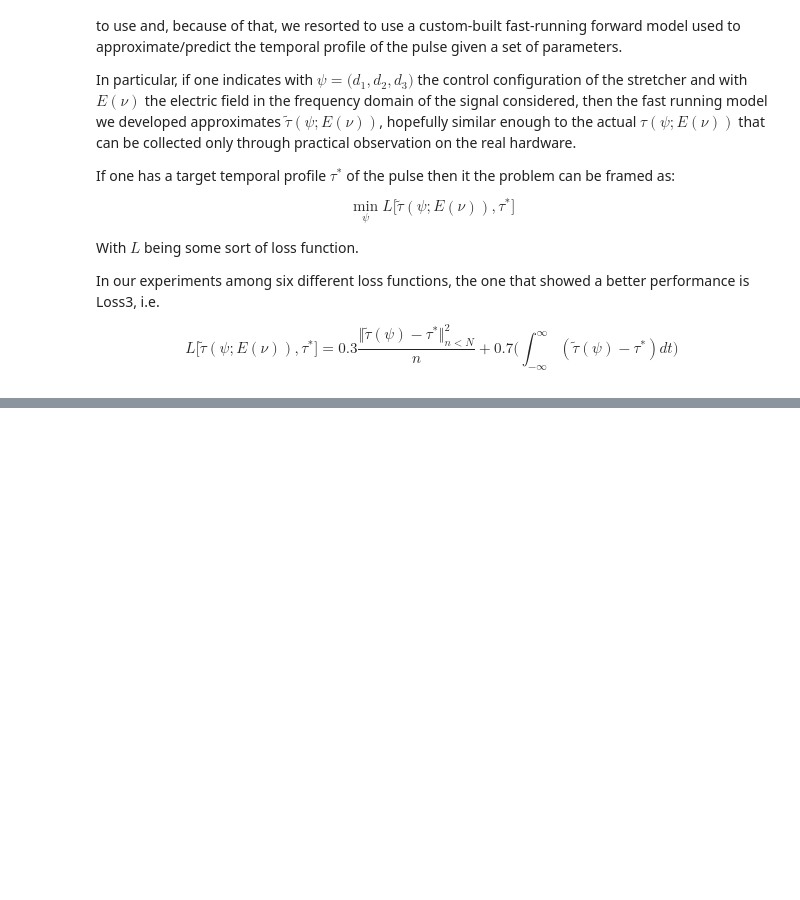
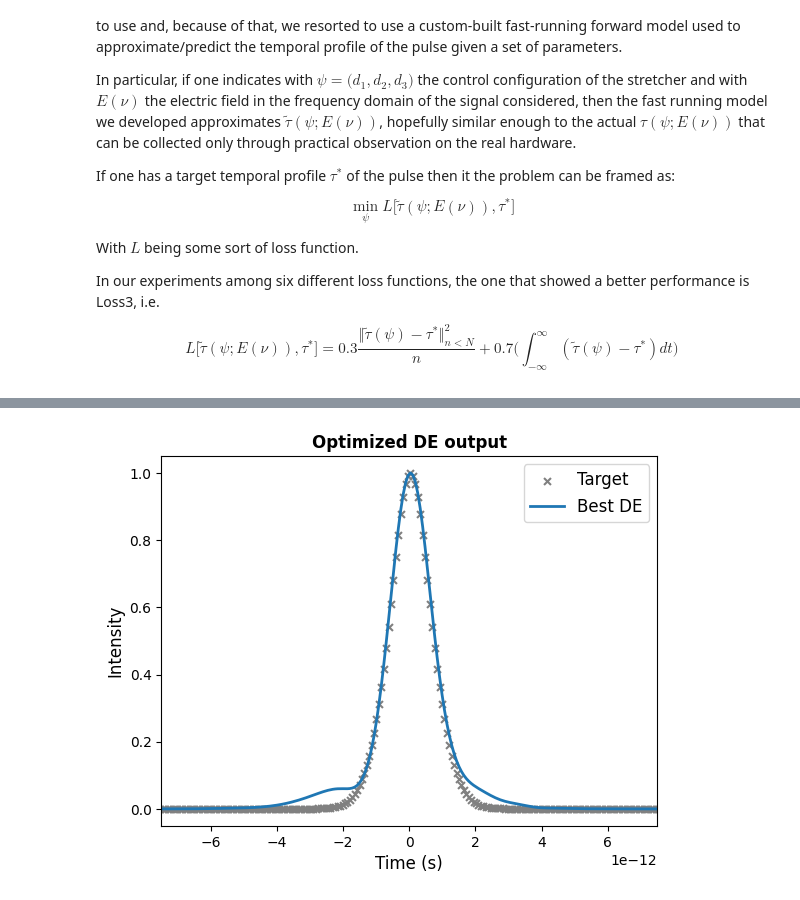
Before and after one commit to fracapuano/TempoRL, a Jupyter notebook: notebooks/DifferentialEvolution/hyp_opt.ipynb, the cells around one changed output, grey strips where cells are left out. Saved outputs shown, nothing was run; the diff lists cells and outputs as text; code cells hidden in the pictures; blank space fills up the shorter version.

Commit message:
final DE optimal output

```diff
--- a/notebooks/DifferentialEvolution/hyp_opt.ipynb
+++ b/notebooks/DifferentialEvolution/hyp_opt.ipynb
@@ -110,0 +88,16 @@ KeyboardInterrupt:
+# %%
+params_bounds = {
+    "mutation": (0.5, 1.99),
+    "cross_p": (0, 1),
+    "population_size": (10, 50)
+}
+
+optimizer = BayesianOptimization(
+    f = outer_objfunc,
+    pbounds = params_bounds,
+    random_state = 10,
+    verbose = 1
+)
+
+n_init, n_iter = 20, 100
+optimizer.maximize(init_points = n_init, n_iter = n_iter)
@@ -110,0 +122,13 @@ KeyboardInterrupt:
+# %%
+cross_p, mutation, pop_size = optimizer.max["params"].values()
+# training with the best parameters and increased number of iterations
+candidate_best = diff_evolution(
+        objective_function = losses.loss3,
+        bounds = disp_bounds,
+        mutation = mutation,
+        cross_p = cross_p,
+        population_size = int(pop_size),
+        verbose = 1,
+        maxit = 1000,
+        print_every = 50
+)
@@ -110,0 +156,13 @@ KeyboardInterrupt:
+# %%
+time, profile = l1_pump.forward_pass(candidate_best)
+fig, ax = plt.subplots()
+
+ax.set_title("Optimized DE output", fontweight = "bold")
+ax.scatter(losses.target_time, losses.target_profile, marker = "x", c = "grey", s = 25, label = "Target")
+ax.plot(losses.target_time, np.roll(profile, - np.argmax(profile) + np.argmax(losses.target_profile)), label = "Best DE", lw = 2)
+
+ax.set_xlim(-7.5e-12, 7.5e-12); ax.set_xlabel("Time (s)", fontsize = 12); ax.set_ylabel("Intensity", fontsize = 12)
+ax.legend(fontsize = 12)
+plt.show()
+# %% [output]
+[figure, added]
```
Also changed, not shown: parts of 9 cells of this notebook.
